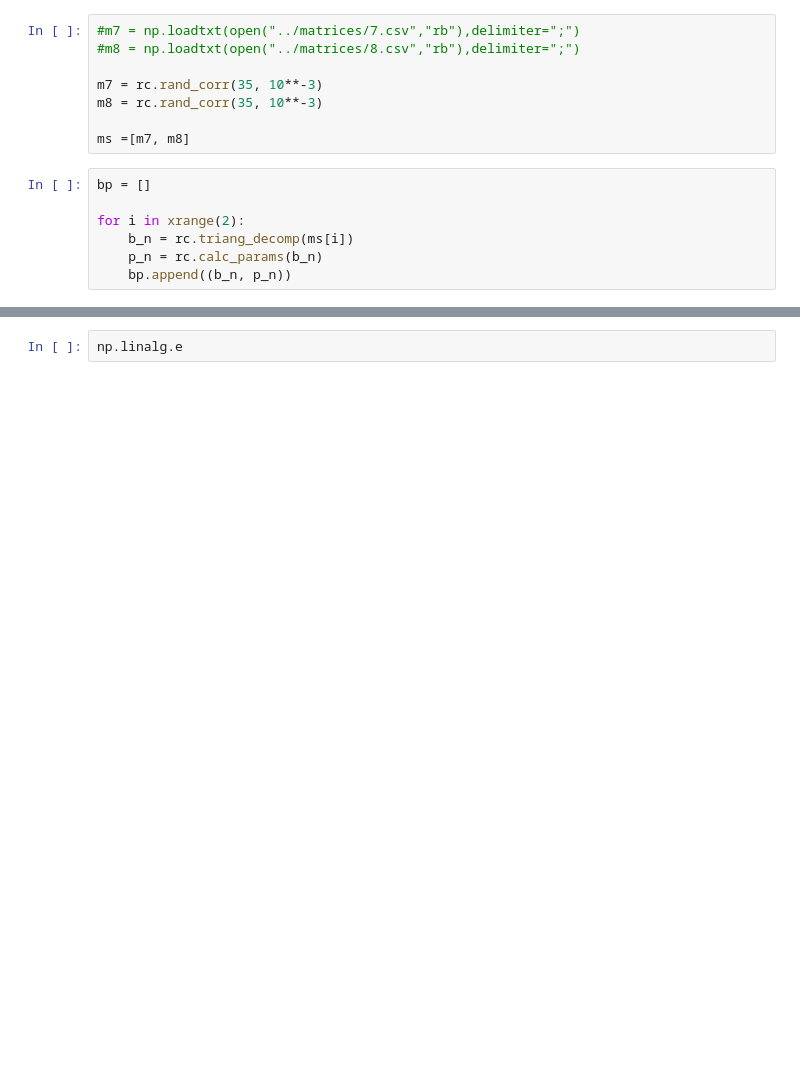
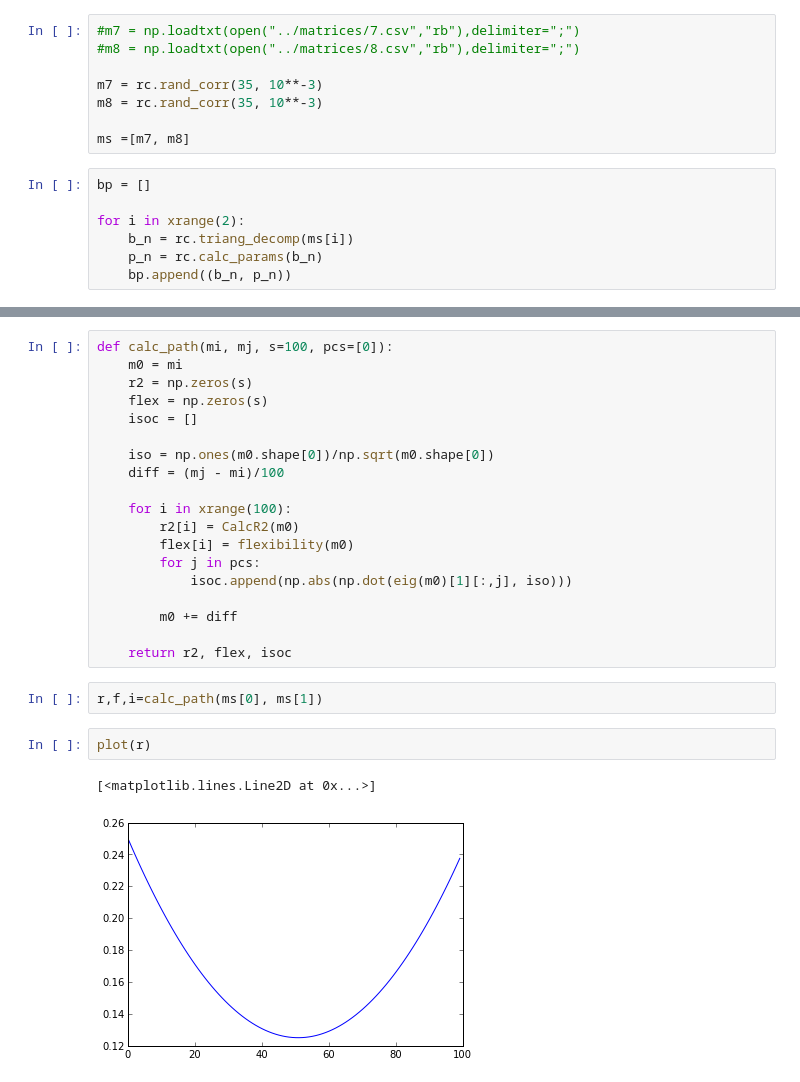
Before and after one commit to lem-usp/corr-param, a Jupyter notebook: notebooks/Random Matrices Tests.ipynb, the cells around one changed output, grey strips where cells are left out. Saved outputs shown, nothing was run; the diff lists cells and outputs as text; blank space fills up the shorter version.

```diff
--- a/notebooks/Random Matrices Tests.ipynb
+++ b/notebooks/Random Matrices Tests.ipynb
@@ -441,2 +442,26 @@ savefig('7-8_r2_vs_flex.png')
-# %%
-np.linalg.e
+# %%
+def calc_path(mi, mj, s=100, pcs=[0]):
+    m0 = mi
+    r2 = np.zeros(s)
+    flex = np.zeros(s)
+    isoc = []
+
+    iso = np.ones(m0.shape[0])/np.sqrt(m0.shape[0])
+    diff = (mj - mi)/100
+
+    for i in xrange(100):
+        r2[i] = CalcR2(m0)
+        flex[i] = flexibility(m0)
+        for j in pcs:
+            isoc.append(np.abs(np.dot(eig(m0)[1][:,j], iso)))
+
+        m0 += diff
+
+    return r2, flex, isoc
+# %%
+r,f,i=calc_path(ms[0], ms[1])
+# %%
+plot(r)
+# %% [output]
+[<matplotlib.lines.Line2D at 0x...>]
+[figure, added]
```
Also changed, not shown: parts of 15 cells of this notebook, 3 other files.
